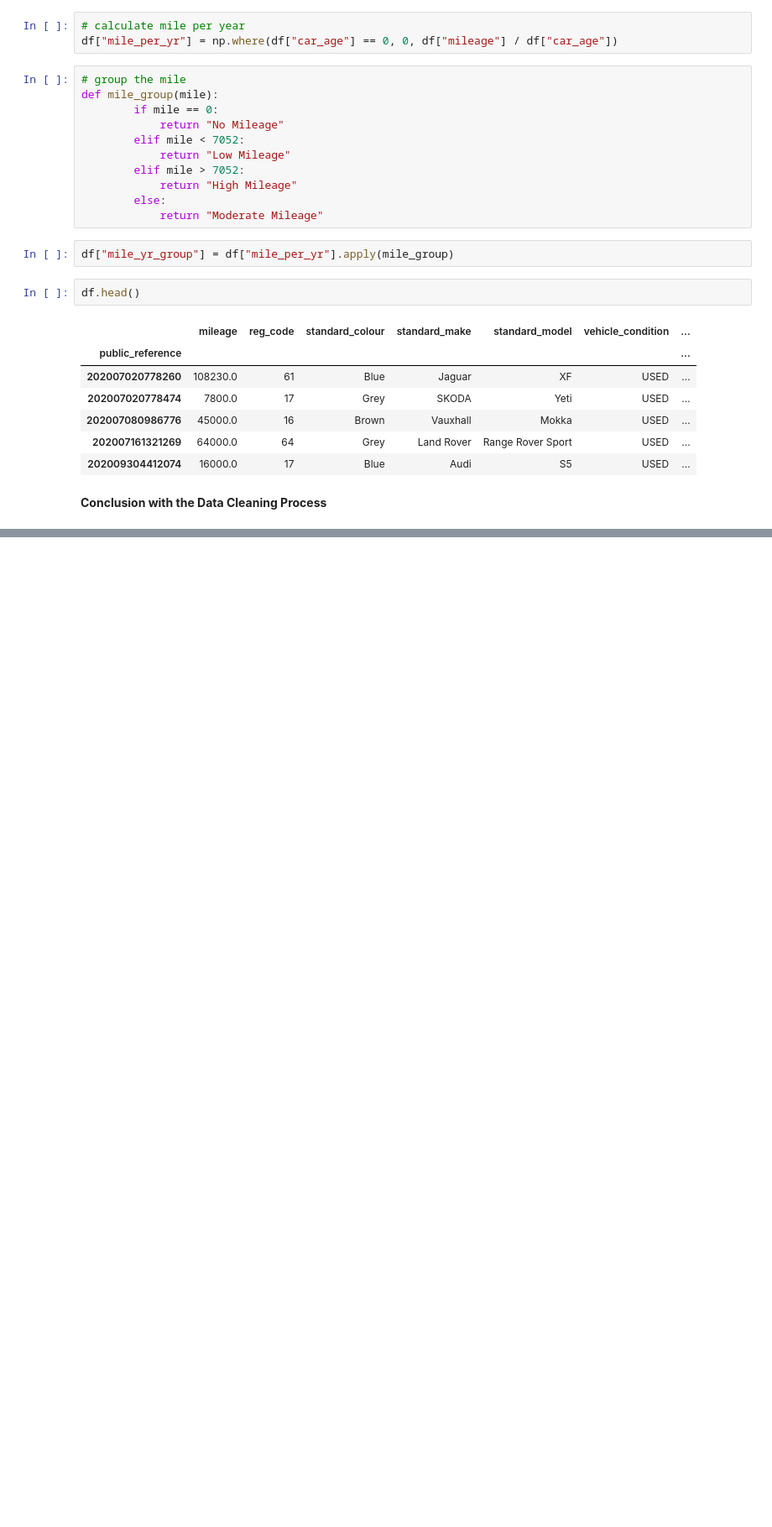
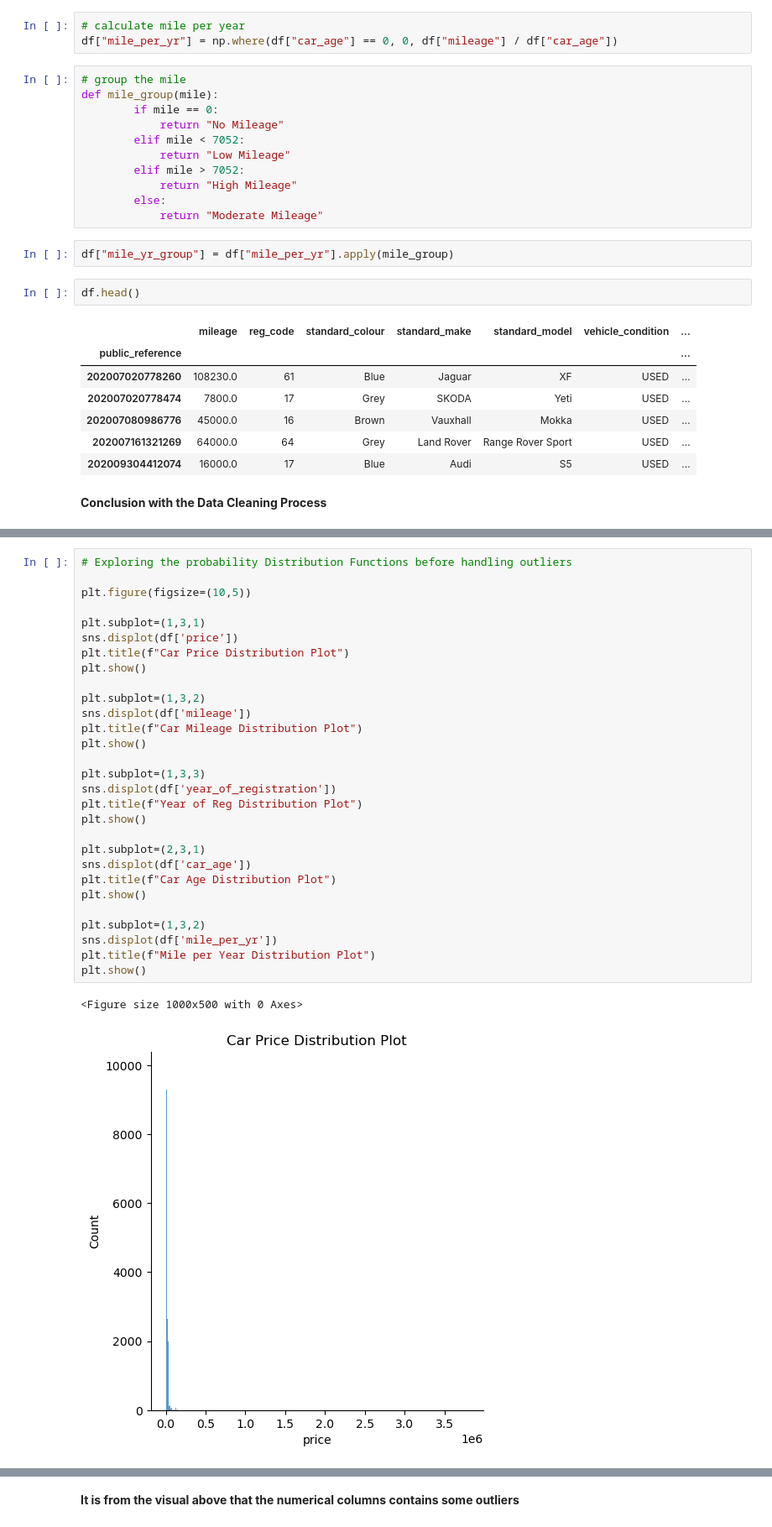
Before and after one commit to intellisenseCodez/Car-Price-Prediction-using-ML, a Jupyter notebook: Car Sales ML Projects.ipynb, the cells around one changed output, grey strips where cells are left out. Shown at 84% size. Cells and saved outputs as stored; diff of their text form; blank space fills up the shorter version.

Commit message:
removed outliers and performed EDA

```diff
--- a/Car Sales ML Projects.ipynb
+++ b/Car Sales ML Projects.ipynb
@@ -285,0 +291,32 @@ df.head()
+# %%
+# Exploring the probability Distribution Functions before handling outliers
+
+plt.figure(figsize=(10,5))
+
+plt.subplot=(1,3,1)
+sns.displot(df['price'])
+plt.title(f"Car Price Distribution Plot")
+plt.show()
+
+plt.subplot=(1,3,2)
+sns.displot(df['mileage'])
+plt.title(f"Car Mileage Distribution Plot")
+plt.show()
+
+plt.subplot=(1,3,3)
+sns.displot(df['year_of_registration'])
+plt.title(f"Year of Reg Distribution Plot")
+plt.show()
+
+plt.subplot=(2,3,1)
+sns.displot(df['car_age'])
+plt.title(f"Car Age Distribution Plot")
+plt.show()
+
+plt.subplot=(1,3,2)
+sns.displot(df['mile_per_yr'])
+plt.title(f"Mile per Year Distribution Plot")
+plt.show()
+# %% [output]
+<Figure size 1000x500 with 0 Axes>
+[figure, added]
@@ -285,0 +327,2 @@ df.head()
+# %% [markdown]
+**It is from the visual above that the numerical columns contains some outliers**
```
Also changed, not shown: parts of 18 cells of this notebook.
